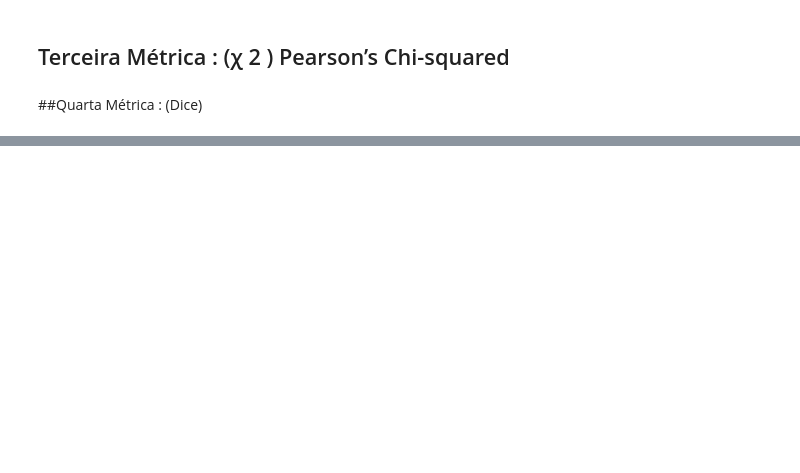
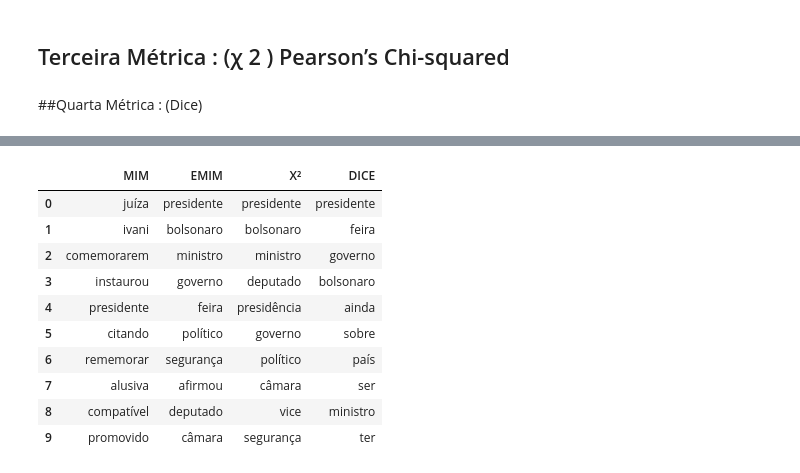
Before and after one commit to Joaohdss/Expansao-de-Consultas, a Jupyter notebook: Lab5.ipynb, the cells around one changed output, grey strips where cells are left out. Drawn from its saved outputs; the diff is of its cells as text; code cells hidden in the pictures; blank space fills up the shorter version.

```diff
--- a/Lab5.ipynb
+++ b/Lab5.ipynb
@@ -88,0 +205,14 @@ texto_queries.head()
+# %%
+tabela_metricas(termos[1]).head(10)
+# %% [output]
+|  | MIM | EMIM | X² | DICE |
+| 0 | juíza | presidente | presidente | presidente |
+| 1 | ivani | bolsonaro | bolsonaro | feira |
+| 2 | comemorarem | ministro | ministro | governo |
+| 3 | instaurou | governo | deputado | bolsonaro |
+| 4 | presidente | feira | presidência | ainda |
+| 5 | citando | político | governo | sobre |
+| 6 | rememorar | segurança | político | país |
+| 7 | alusiva | afirmou | câmara | ser |
+| 8 | compatível | deputado | vice | ministro |
+| 9 | promovido | câmara | segurança | ter |
```
Also changed, not shown: parts of 26 cells of this notebook, 1 other file.
